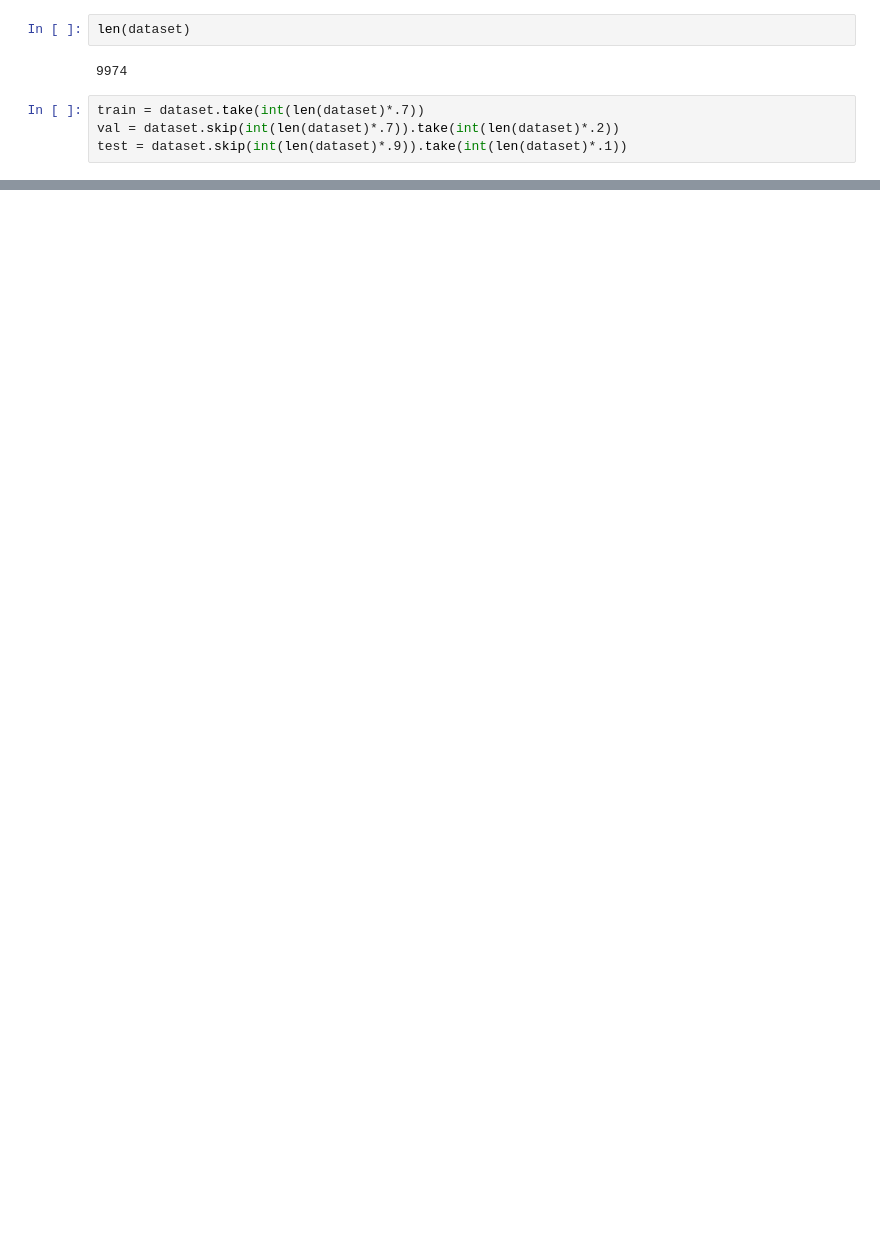
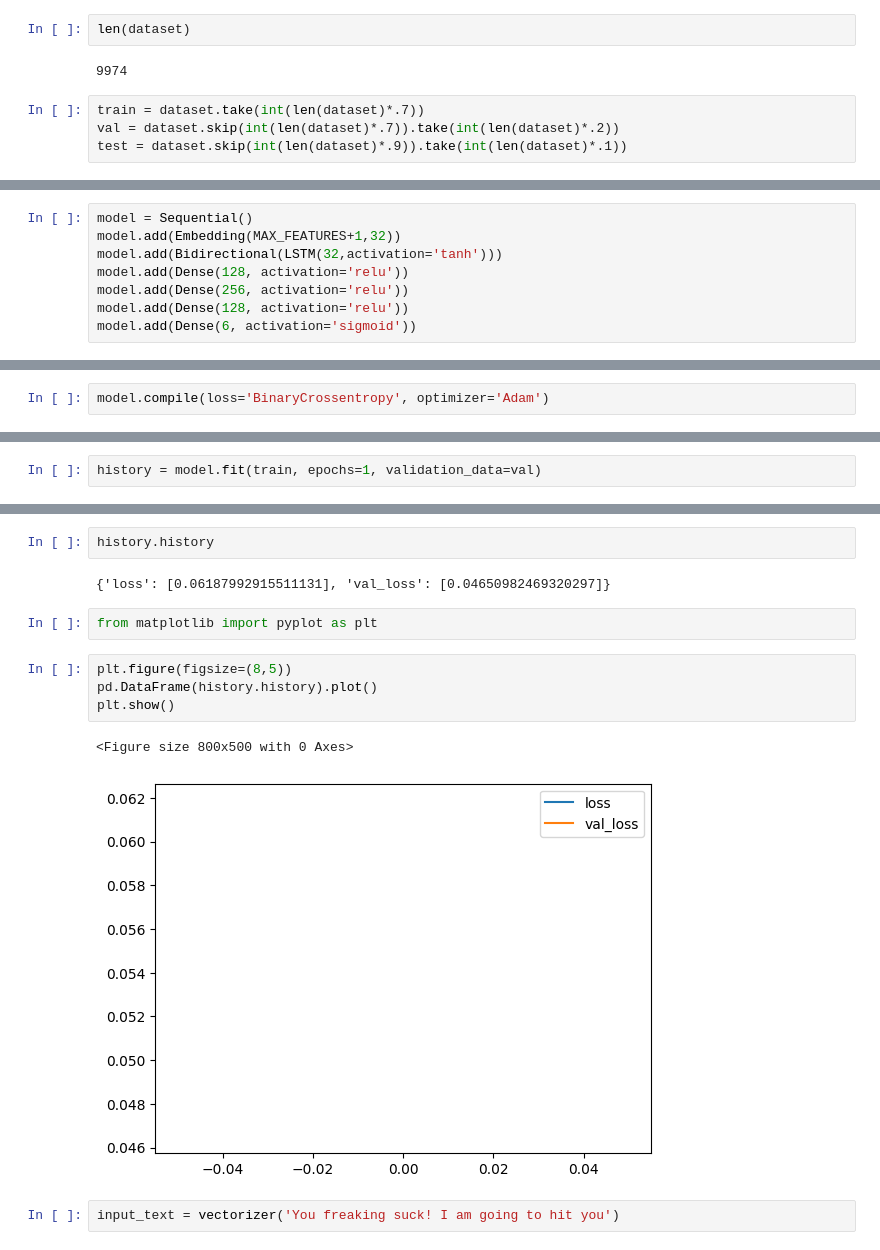
Before and after one commit to hivanshu4961/Toxic-comment-Classifier, a Jupyter notebook: toxic comment .ipynb, the cells around one changed output, grey strips where cells are left out. Drawn from its saved outputs; the diff is of its cells as text; blank space fills up the shorter version.

Commit message:
model created

```diff
--- a/toxic comment .ipynb
+++ b/toxic comment .ipynb
@@ -191,0 +217,8 @@ train_generator.next()
+# %%
+model = Sequential()
+model.add(Embedding(MAX_FEATURES+1,32))
+model.add(Bidirectional(LSTM(32,activation='tanh')))
+model.add(Dense(128, activation='relu'))
+model.add(Dense(256, activation='relu'))
+model.add(Dense(128, activation='relu'))
+model.add(Dense(6, activation='sigmoid'))
@@ -191,0 +240,2 @@ train_generator.next()
+# %%
+model.compile(loss='BinaryCrossentropy', optimizer='Adam')
@@ -191,0 +262,2 @@ train_generator.next()
+# %%
+history = model.fit(train, epochs=1, validation_data=val)
@@ -191,0 +301,15 @@ train_generator.next()
+# %%
+history.history
+# %% [output]
+{'loss': [0.06187992915511131], 'val_loss': [0.04650982469320297]}
+# %%
+from matplotlib import pyplot as plt
+# %%
+plt.figure(figsize=(8,5))
+pd.DataFrame(history.history).plot()
+plt.show()
+# %% [output]
+<Figure size 800x500 with 0 Axes>
+[figure, added]
+# %%
+input_text = vectorizer('You freaking suck! I am going to hit you')
```
Also changed, not shown: parts of 29 cells of this notebook, 1 other file.
